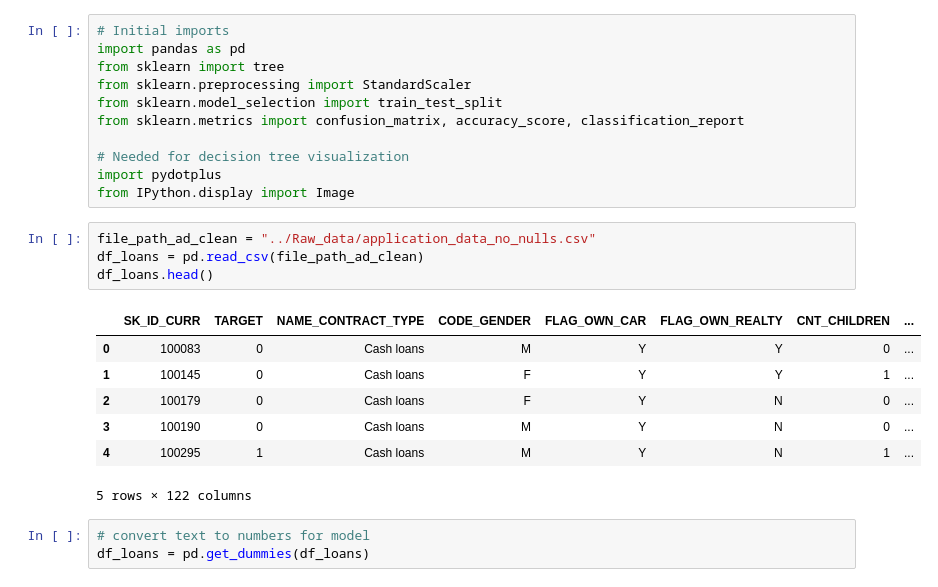
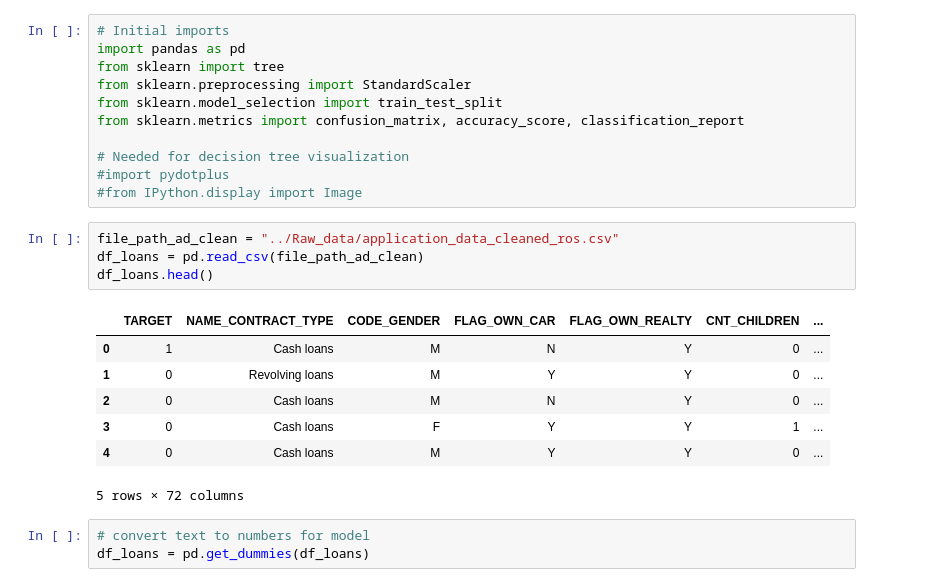
Before and after one commit to rwoodill/credit-card-defaulters, a Jupyter notebook: Documents/testing.ipynb, the cells around one changed output. Drawn from its saved outputs; the diff is of its cells as text.

Commit message:
over sampling with new data

```diff
--- a/Documents/testing.ipynb
+++ b/Documents/testing.ipynb
@@ -7,20 +7,20 @@ from sklearn.model_selection import train_test_split
 from sklearn.metrics import confusion_matrix, accuracy_score, classification_report
 
 # Needed for decision tree visualization
-import pydotplus
-from IPython.display import Image
+#import pydotplus
+#from IPython.display import Image
 # %%
-file_path_ad_clean = "../Raw_data/application_data_no_nulls.csv"
+file_path_ad_clean = "../Raw_data/application_data_cleaned_ros.csv"
 df_loans = pd.read_csv(file_path_ad_clean)
 df_loans.head()
 # %% [output]
-|  | SK_ID_CURR | TARGET | NAME_CONTRACT_TYPE | CODE_GENDER | FLAG_OWN_CAR | FLAG_OWN_REALTY | CNT_CHILDREN | ... |
-| 0 | 100083 | 0 | Cash loans | M | Y | Y | 0 | ... |
-| 1 | 100145 | 0 | Cash loans | F | Y | Y | 1 | ... |
-| 2 | 100179 | 0 | Cash loans | F | Y | N | 0 | ... |
-| 3 | 100190 | 0 | Cash loans | M | Y | N | 0 | ... |
-| 4 | 100295 | 1 | Cash loans | M | Y | N | 1 | ... |
+|  | TARGET | NAME_CONTRACT_TYPE | CODE_GENDER | FLAG_OWN_CAR | FLAG_OWN_REALTY | CNT_CHILDREN | ... |
+| 0 | 1 | Cash loans | M | N | Y | 0 | ... |
+| 1 | 0 | Revolving loans | M | Y | Y | 0 | ... |
+| 2 | 0 | Cash loans | M | N | Y | 0 | ... |
+| 3 | 0 | Cash loans | F | Y | Y | 1 | ... |
+| 4 | 0 | Cash loans | M | Y | Y | 0 | ... |
-5 rows × 122 columns
+5 rows × 72 columns
 # %%
 # convert text to numbers for model
 df_loans = pd.get_dummies(df_loans)
```
Also changed, not shown: parts of 5 cells of this notebook, 1 other file.
